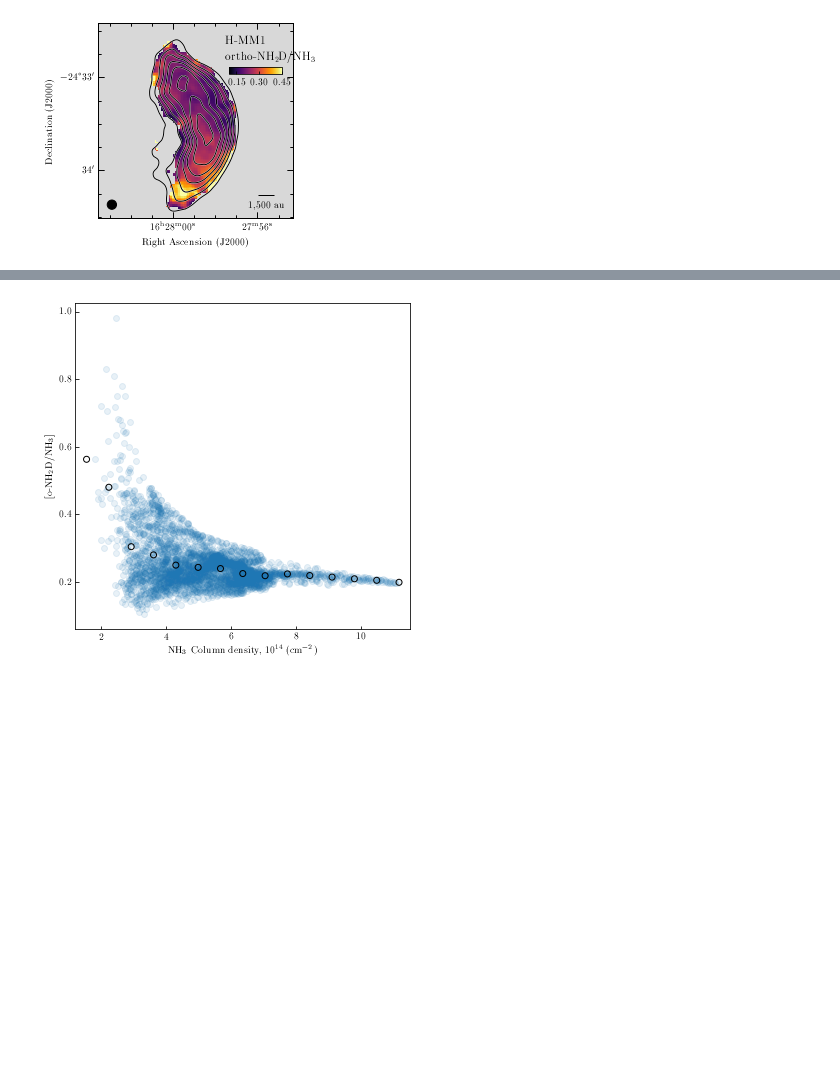
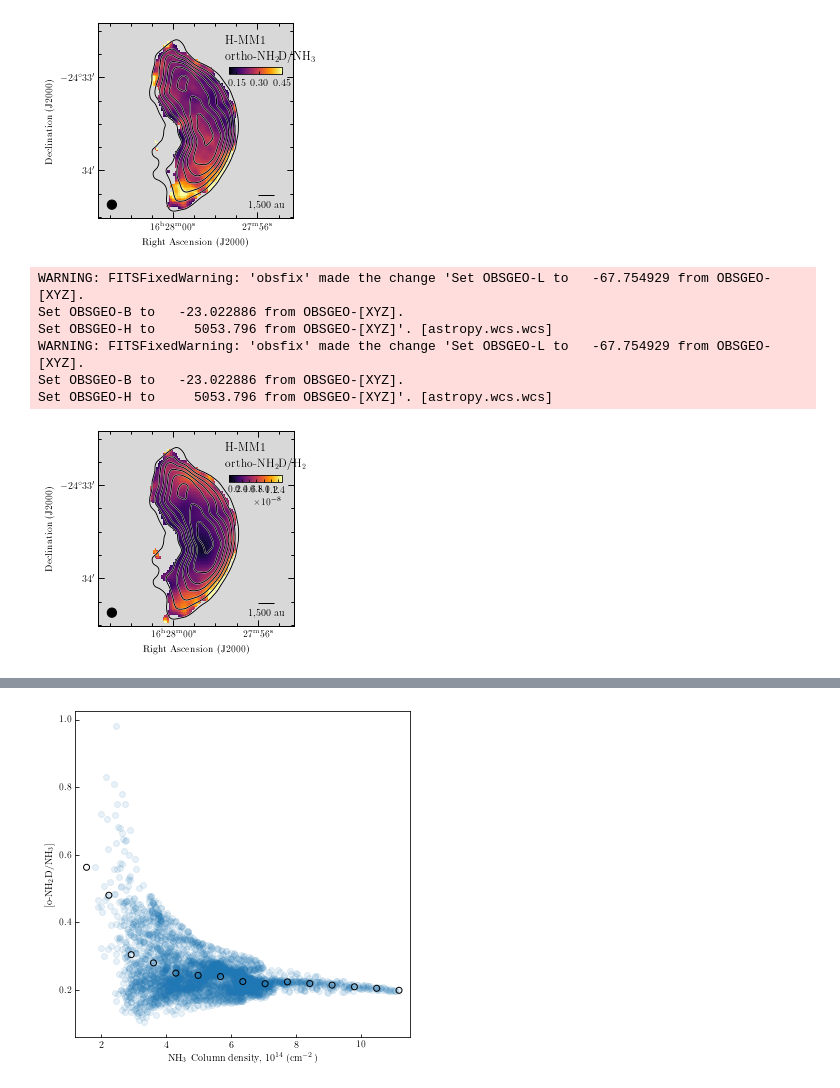
Before and after one commit to jpinedaf/H-MM1_NH3, a Jupyter notebook: H-MM1_compare_NH2D_NH3.ipynb, the cells around one changed output, grey strips where cells are left out. Saved outputs shown, nothing was run; the diff lists cells and outputs as text; code cells hidden in the pictures; blank space fills up the shorter version.

```diff
--- a/H-MM1_compare_NH2D_NH3.ipynb
+++ b/H-MM1_compare_NH2D_NH3.ipynb
@@ -28,6 +30,7 @@ plt.rcParams.update({"text.usetex": True,
 file_NH3_TdV = 'data/H-MM1_NH3_11_TdV.fits'
 file_oNH2D_TdV = 'data/H-MM1_oNH2D_TdV.fits'
 file_pNH2D_TdV = 'data/H-MM1_pNH2D_TdV.fits'
+file_H2 = 'data/H-MM1_NH2_6arcsec_aligned.fits'
 
 xpos_lab1, ypos_lab1 = (0.65, 0.915)
 xpos_lab2, ypos_lab2 = (0.65, 0.83)
@@ -1256,10 +1259,17 @@ For this calculation we need to regrid the o-NH$_2$D column density map to match
 # %%
 from reproject import reproject_interp
 hd_Ncol = fits.getheader(file_NH3_Ncol)
+N_H2 = fits.getdata(file_H2)
+
 oNH2D_array, footprint = reproject_interp(hdu_oNH2D_clean, hd_Ncol)
 
 oNH2D_NH3 = oNH2D_array/10**(NH3_Ncol-14.)
+oNH2D_H2 = oNH2D_array*1e14/N_H2
+NH3_H2 = 10**NH3_Ncol/N_H2
+
 hdu_oNH2D_NH3_regrid = fits.PrimaryHDU(oNH2D_NH3, hd_Ncol)
+hdu_oNH2D_regrid = fits.PrimaryHDU(oNH2D_array*1e14, hd_Ncol)
 
-hdu_oNH2D_regrid = fits.PrimaryHDU(oNH2D_array*1e14, hd_Ncol)
+hdu_oNH2D_H2_regrid = fits.PrimaryHDU(oNH2D_H2, hd_Ncol)
+hdu_NH3_H2_regrid = fits.PrimaryHDU(NH3_H2, hd_Ncol)
 # %%
@@ -1294,3 +1297,29 @@ WARNING: FITSFixedWarning: 'obsfix' made the change 'Set OBSGEO-L to   -67.75492
 Set OBSGEO-B to   -23.022886 from OBSGEO-[XYZ].
 Set OBSGEO-H to     5053.796 from OBSGEO-[XYZ]'. [astropy.wcs.wcs]
 [figure]
+# %%
+text_color = 'black'
+fig = aplpy.FITSFigure(hdu_oNH2D_H2_regrid, figsize=(4, 4))
+# fig.show_colorscale(cmap='inferno', interpolation='None')
+fig.show_colorscale(vmin=5e-10, vmax=1.5e-8, cmap='inferno', interpolation='None')
+plot_setup_alma(fig, label_col=text_color)
+#
+fig.add_label(xpos_lab1, ypos_lab1, 'H-MM1', relative=True,
+                horizontalalignment='left', color=text_color, size=12)
+fig.add_label(xpos_lab2, ypos_lab2, r'ortho-NH$_2$D/H$_2$', relative=True,
+                horizontalalignment='left', color=text_color, size=12)
+
+fig.add_colorbar()
+fig.colorbar.set_box(col_pos, 'horizontal')
+# fig.colorbar.set_ticks([0.15, 0.3, 0.45])
+plt.tight_layout()
+#
+fig.savefig('figs/H-MM1_oNH2D_H2_ratio.pdf', dpi=100)
+# %% [output]
+WARNING: FITSFixedWarning: 'obsfix' made the change 'Set OBSGEO-L to   -67.754929 from OBSGEO-[XYZ].
+Set OBSGEO-B to   -23.022886 from OBSGEO-[XYZ].
+Set OBSGEO-H to     5053.796 from OBSGEO-[XYZ]'. [astropy.wcs.wcs]
+WARNING: FITSFixedWarning: 'obsfix' made the change 'Set OBSGEO-L to   -67.754929 from OBSGEO-[XYZ].
+Set OBSGEO-B to   -23.022886 from OBSGEO-[XYZ].
+Set OBSGEO-H to     5053.796 from OBSGEO-[XYZ]'. [astropy.wcs.wcs]
+[figure, added]
```
Also changed, not shown: parts of 34 cells of this notebook, 33 other files.
